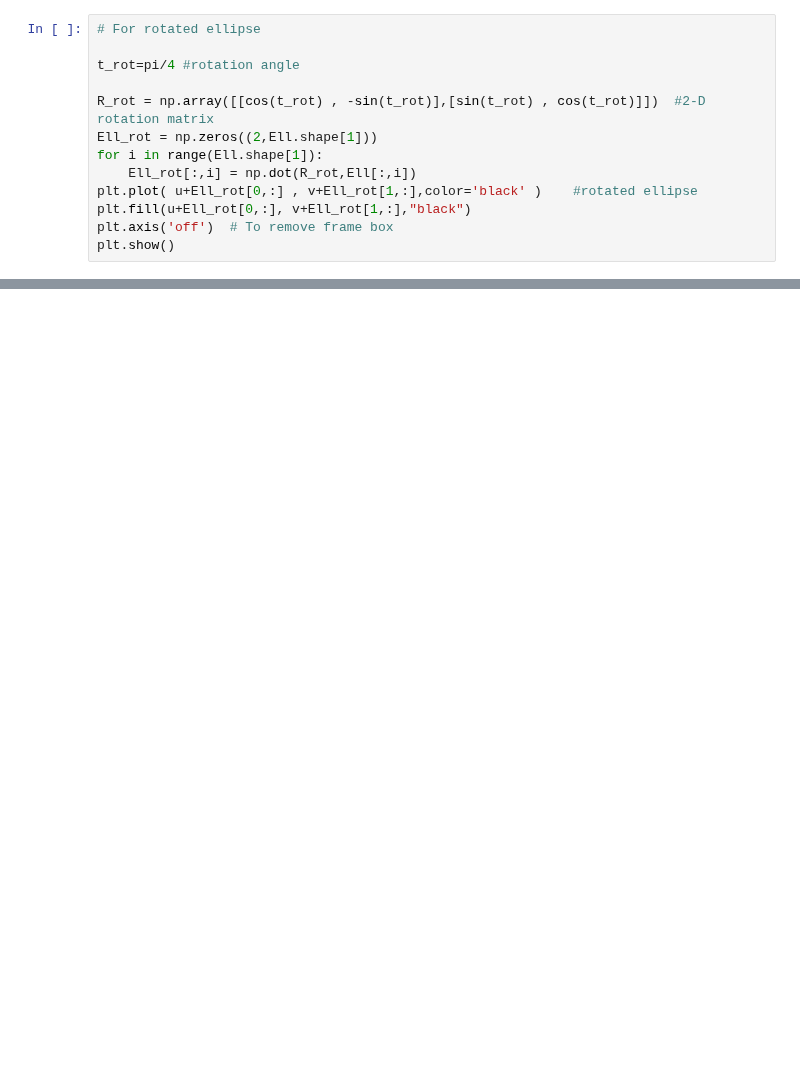
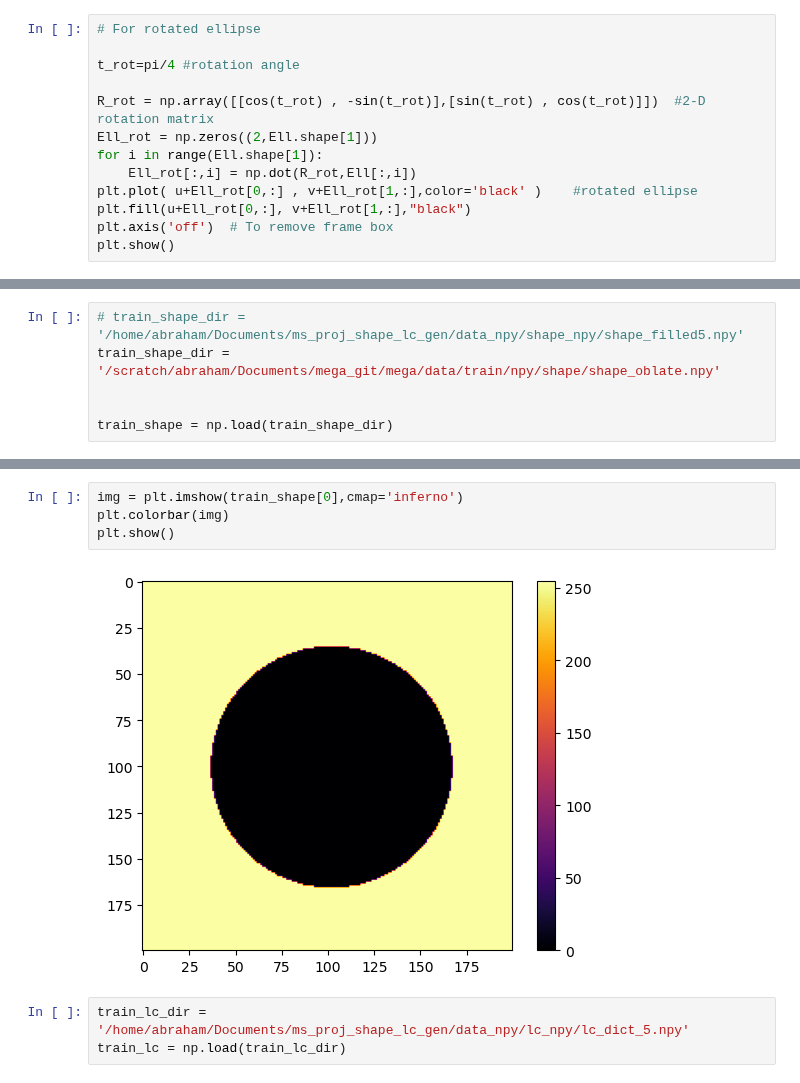
Before and after one commit to abrahammathews2000/mega, a Jupyter notebook: lightcurve_simulation/data_raw/plot_ellipse.ipynb, the cells around one changed output, grey strips where cells are left out. Cells and saved outputs as stored; diff of their text form; blank space fills up the shorter version.

```diff
--- a/lightcurve_simulation/data_raw/plot_ellipse.ipynb
+++ b/lightcurve_simulation/data_raw/plot_ellipse.ipynb
@@ -65,0 +78,6 @@ plt.show()
+# %%
+# train_shape_dir = '/home/abraham/Documents/ms_proj_shape_lc_gen/data_npy/shape_npy/shape_filled5.npy'
+train_shape_dir = '/scratch/abraham/Documents/mega_git/mega/data/train/npy/shape/shape_oblate.npy'
+
+
+train_shape = np.load(train_shape_dir)
@@ -65,0 +90,9 @@ plt.show()
+# %%
+img = plt.imshow(train_shape[0],cmap='inferno')
+plt.colorbar(img)
+plt.show()
+# %% [output]
+[figure, added]
+# %%
+train_lc_dir = '/home/abraham/Documents/ms_proj_shape_lc_gen/data_npy/lc_npy/lc_dict_5.npy'
+train_lc = np.load(train_lc_dir)
```
Also changed, not shown: parts of 7 cells of this notebook, 3 other files.
